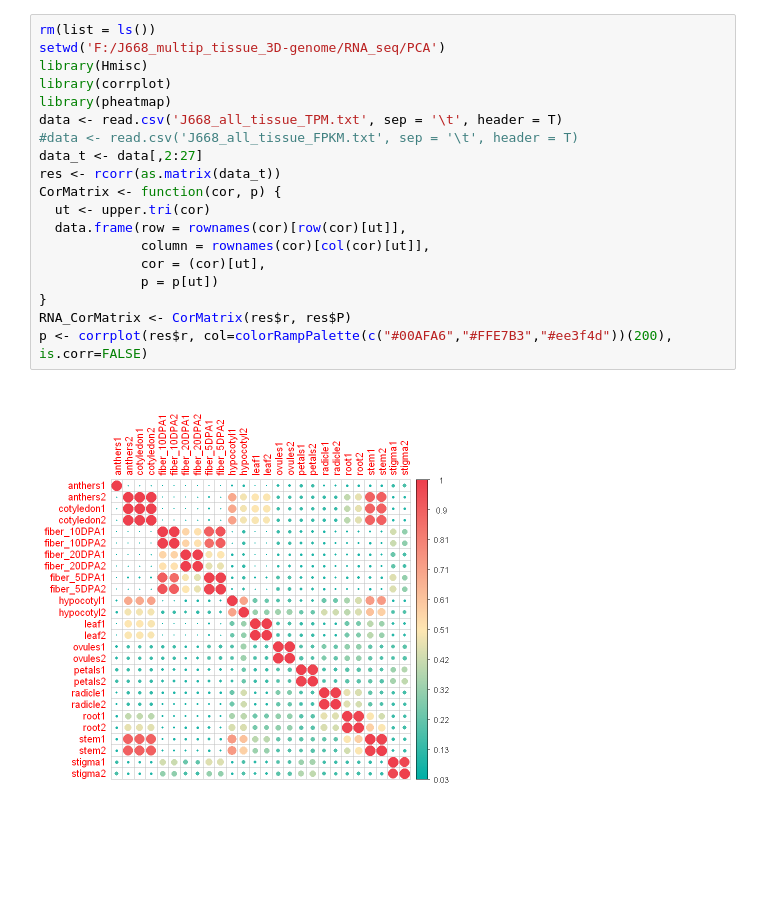
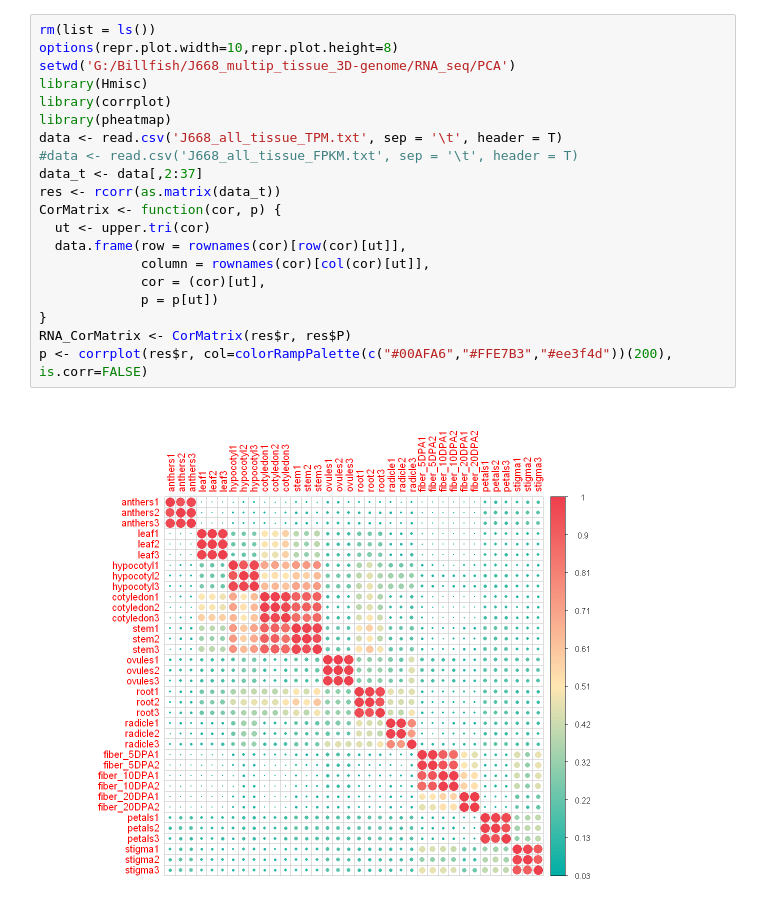
Before and after one commit to Nuturetree/VS_code_program, a Jupyter notebook: R/J668_multip_tissue/correlation analysis.ipynb, the cells around one changed output. Drawn from its saved outputs; the diff is of its cells as text; blank space fills up the shorter version.

```diff
--- a/R/J668_multip_tissue/correlation analysis.ipynb
+++ b/R/J668_multip_tissue/correlation analysis.ipynb
@@ -1,24 +1,25 @@
 # %%
 rm(list = ls())
-setwd('F:/J668_multip_tissue_3D-genome/RNA_seq/PCA')
+options(repr.plot.width=10,repr.plot.height=8)
+setwd('G:/Billfish/J668_multip_tissue_3D-genome/RNA_seq/PCA')
 library(Hmisc)
 library(corrplot)
 library(pheatmap)
 data <- read.csv('J668_all_tissue_TPM.txt', sep = '\t', header = T)
 #data <- read.csv('J668_all_tissue_FPKM.txt', sep = '\t', header = T)
-data_t <- data[,2:27]
+data_t <- data[,2:37]
 res <- rcorr(as.matrix(data_t))
 CorMatrix <- function(cor, p) {
   ut <- upper.tri(cor)
   data.frame(row = rownames(cor)[row(cor)[ut]],
              column = rownames(cor)[col(cor)[ut]],
              cor = (cor)[ut],
              p = p[ut])
 }
 RNA_CorMatrix <- CorMatrix(res$r, res$P)
 p <- corrplot(res$r, col=colorRampPalette(c("#00AFA6","#FFE7B3","#ee3f4d"))(200), is.corr=FALSE)
 # %% [output]
-[figure, old version]
+[figure, new version]
 # %%
 pdf(file = "J668_all_tissue_TPM_coorplot.pdf")
 options(repr.plot.width=8,repr.plot.height=8)
```
Also changed, not shown: parts of 3 cells of this notebook, 36 other files.
